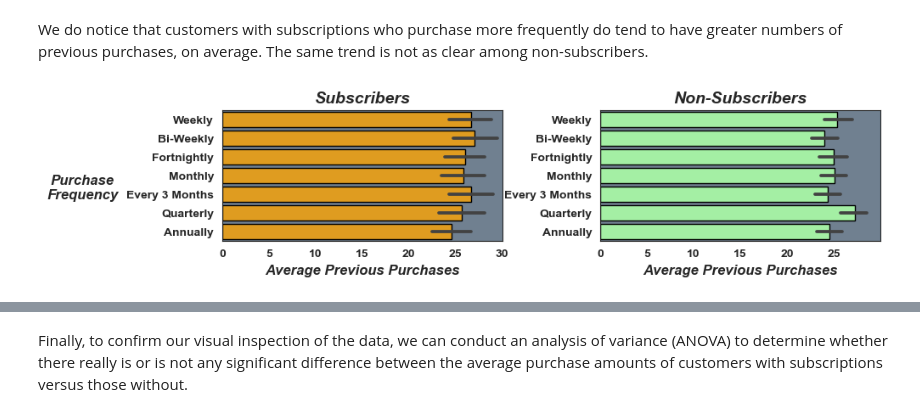
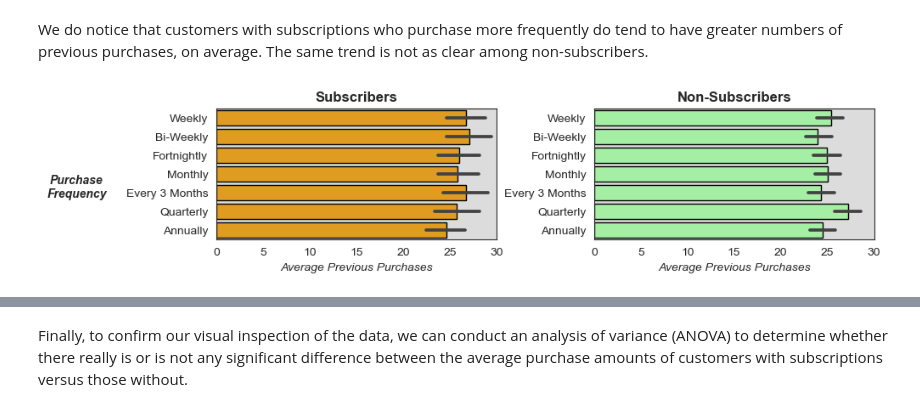
Before and after one commit to molly777yllom/DataDive3_DATA3500, a Jupyter notebook: shopping_trends.ipynb, the cells around one changed output, grey strips where cells are left out. Saved outputs shown, nothing was run; the diff lists cells and outputs as text; code cells hidden in the pictures.

```diff
--- a/shopping_trends.ipynb
+++ b/shopping_trends.ipynb
@@ -1299,33 +1299,26 @@ We do notice that customers with subscriptions who purchase more frequently do t
 # %%
 # plotting previous purchases of subscribers vs non-subscribers:
 f, ax = plt.subplots(1, 2, figsize=(10, 2))
 plt.subplots_adjust(hspace=0.3, wspace=0.35)
-sns.set_style('white')
+
+# set up subplot for subscribers
 sns.barplot(x='Previous Purchases', y="Frequency of Purchases", data=subs, color='orange', edgecolor='black', order=sub_order, ax=ax[0])
-ax[0].set_title('Subscribers', fontsize=14, weight='bold', style='italic', y=1)
-ax[0].set_xlabel('Average Previous Purchases', weight='bold', style='italic', size=12)
-ax[0].set_ylabel('Purchase\nFrequency', weight='bold', style='italic', size=12, rotation=0)  # customize the y-axis label
+ax[0].set_title('Subscribers', fontsize=12, weight='bold') # set up the subplot title
+ax[0].set_xlabel('Average Previous Purchases', style='italic', size=10) # customize x-axis label
+ax[0].set_ylabel('Purchase\nFrequency', weight='bold', style='italic', size=10, rotation=0)  # customize the y-axis label
 ax[0].get_yaxis().set_label_coords(-0.5,0.30)  # Adjust y-axis label position
-ax[0].set_facecolor('slategray')
-for label in ax[0].get_xticklabels():
-    label.set_weight('bold')
-for label in ax[0].get_yticklabels():
-    label.set_weight('bold')
-ax[0].set_xlim(0, 30)
+ax[0].set_facecolor('gainsboro')  # set a background color
+ax[0].set_xlim(0, 30) # adjust x-axis limits for comparison
 
-
+# set up subplot for non-subscribers
 sns.barplot(x='Previous Purchases', y="Frequency of Purchases", data=not_subs, color='palegreen', edgecolor='black', order=sub_order, ax=ax[1])
-ax[1].set_title('Non-Subscribers', fontsize=14, weight='bold', style='italic', y=1)
-ax[1].set_xlabel('Average Previous Purchases', weight='bold', style='italic', size=12)
-ax[1].set_ylabel('', weight='bold', style='italic', size=12)
-ax[1].set_facecolor('slategray')
-for label in ax[1].get_xticklabels():
-    label.set_weight('bold')
-for label in ax[1].get_yticklabels():
-    label.set_weight('bold')
-plt.show()
+ax[1].set_title('Non-Subscribers', fontsize=12, weight='bold') # set up the subplot title
+ax[1].set_xlabel('Average Previous Purchases', style='italic', size=10) # customize x-axis label
+ax[1].set_ylabel('')  # make y-axis label disappear
+ax[1].set_facecolor('gainsboro')  # set a background color
+plt.show()  # show the plot
 # %% [output]
-[figure, old version]
+[figure, new version]
 # %%
 # plotting previous purchases of subscribers vs non-subscribers:
 f, ax = plt.subplots(1, 2, figsize=(10, 2))
```
Also changed, not shown: parts of 11 cells of this notebook.
